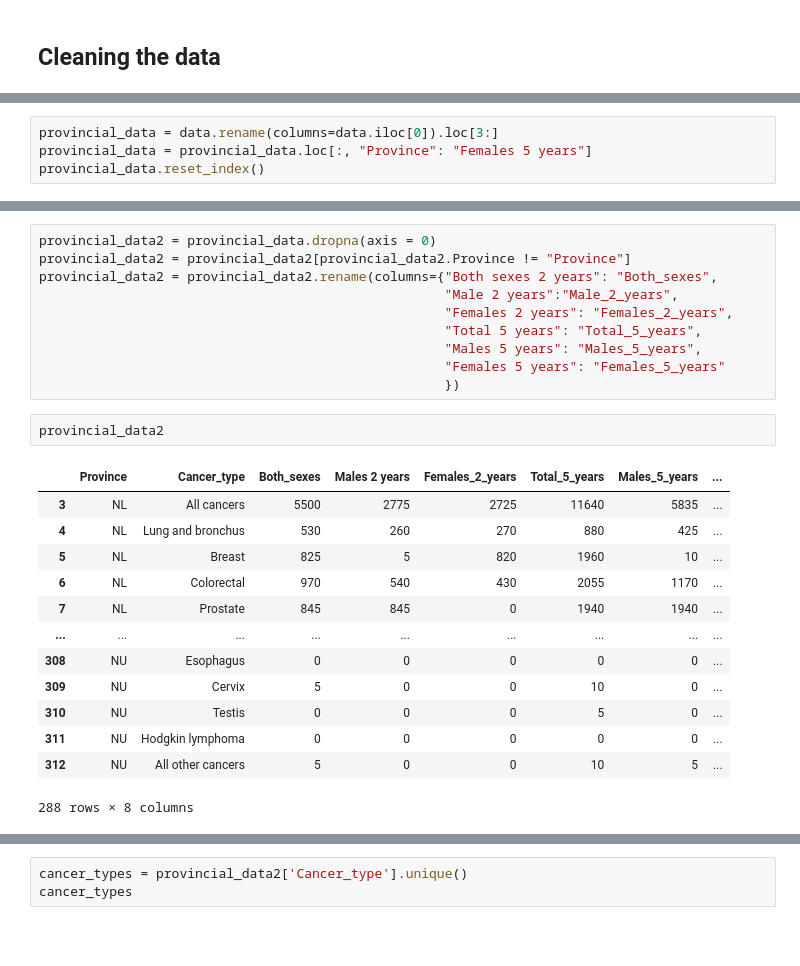
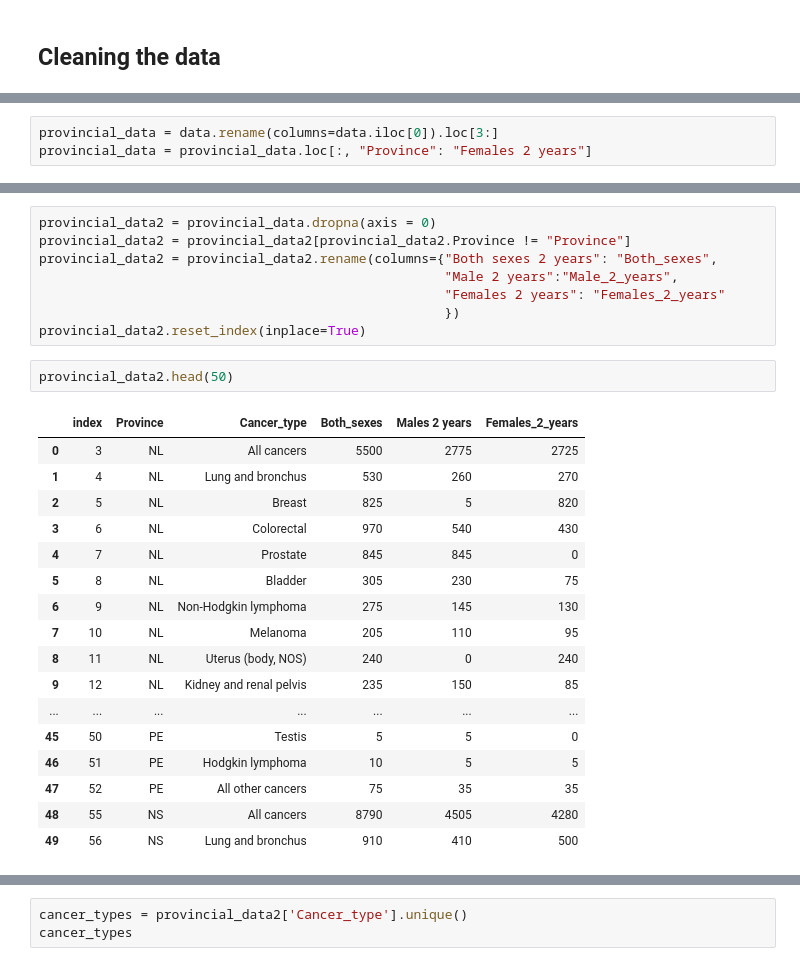
Before and after one commit to MoneyGeng/mapping-cancer, a Jupyter notebook: provincial_data.ipynb, the cells around one changed output, grey strips where cells are left out. Cells and saved outputs as stored; diff of their text form; blank space fills up the shorter version.

```diff
--- a/provincial_data.ipynb
+++ b/provincial_data.ipynb
@@ -35,5 +35,4 @@ data.head(5)
 | 6 | NL | Colorectal | 970 | 540 | 430 | 2055 | 1170 | 890 | ... |
 # %%
 provincial_data = data.rename(columns=data.iloc[0]).loc[3:]
-provincial_data = provincial_data.loc[:, "Province": "Females 5 years"]
-provincial_data.reset_index()
+provincial_data = provincial_data.loc[:, "Province": "Females 2 years"]
@@ -56,24 +61,26 @@ provincial_data2 = provincial_data.dropna(axis = 0)
 provincial_data2 = provincial_data2[provincial_data2.Province != "Province"]
 provincial_data2 = provincial_data2.rename(columns={"Both sexes 2 years": "Both_sexes",
                                                     "Male 2 years":"Male_2_years",
-                                                    "Females 2 years": "Females_2_years",
-                                                    "Total 5 years": "Total_5_years",
-                                                    "Males 5 years": "Males_5_years",
-                                                    "Females 5 years": "Females_5_years"
+                                                    "Females 2 years": "Females_2_years"
                                                     })
+provincial_data2.reset_index(inplace=True)
 # %%
-provincial_data2
+provincial_data2.head(50)
 # %% [output]
-|  | Province | Cancer_type | Both_sexes | Males 2 years | Females_2_years | Total_5_years | Males_5_years | ... |
-| 3 | NL | All cancers | 5500 | 2775 | 2725 | 11640 | 5835 | ... |
-| 4 | NL | Lung and bronchus | 530 | 260 | 270 | 880 | 425 | ... |
-| 5 | NL | Breast | 825 | 5 | 820 | 1960 | 10 | ... |
-| 6 | NL | Colorectal | 970 | 540 | 430 | 2055 | 1170 | ... |
-| 7 | NL | Prostate | 845 | 845 | 0 | 1940 | 1940 | ... |
-| ... | ... | ... | ... | ... | ... | ... | ... | ... |
-| 308 | NU | Esophagus | 0 | 0 | 0 | 0 | 0 | ... |
-| 309 | NU | Cervix | 5 | 0 | 0 | 10 | 0 | ... |
-| 310 | NU | Testis | 0 | 0 | 0 | 5 | 0 | ... |
-| 311 | NU | Hodgkin lymphoma | 0 | 0 | 0 | 0 | 0 | ... |
-| 312 | NU | All other cancers | 5 | 0 | 0 | 10 | 5 | ... |
+|  | index | Province | Cancer_type | Both_sexes | Males 2 years | Females_2_years |
+| 0 | 3 | NL | All cancers | 5500 | 2775 | 2725 |
+| 1 | 4 | NL | Lung and bronchus | 530 | 260 | 270 |
+| 2 | 5 | NL | Breast | 825 | 5 | 820 |
+| 3 | 6 | NL | Colorectal | 970 | 540 | 430 |
+| 4 | 7 | NL | Prostate | 845 | 845 | 0 |
+| 5 | 8 | NL | Bladder | 305 | 230 | 75 |
+| 6 | 9 | NL | Non-Hodgkin lymphoma | 275 | 145 | 130 |
+| 7 | 10 | NL | Melanoma | 205 | 110 | 95 |
+| 8 | 11 | NL | Uterus (body, NOS) | 240 | 0 | 240 |
+| 9 | 12 | NL | Kidney and renal pelvis | 235 | 150 | 85 |
+| ... | ... | ... | ... | ... | ... | ... |
+| 45 | 50 | PE | Testis | 5 | 5 | 0 |
+| 46 | 51 | PE | Hodgkin lymphoma | 10 | 5 | 5 |
+| 47 | 52 | PE | All other cancers | 75 | 35 | 35 |
+| 48 | 55 | NS | All cancers | 8790 | 4505 | 4280 |
+| 49 | 56 | NS | Lung and bronchus | 910 | 410 | 500 |
-288 rows × 8 columns
```
Also changed, not shown: parts of 5 cells of this notebook, 1 other file.
